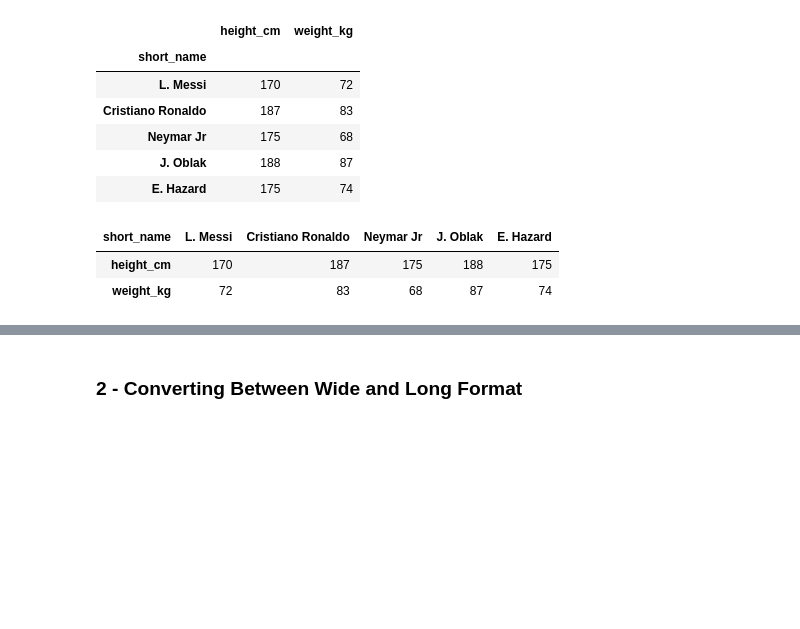
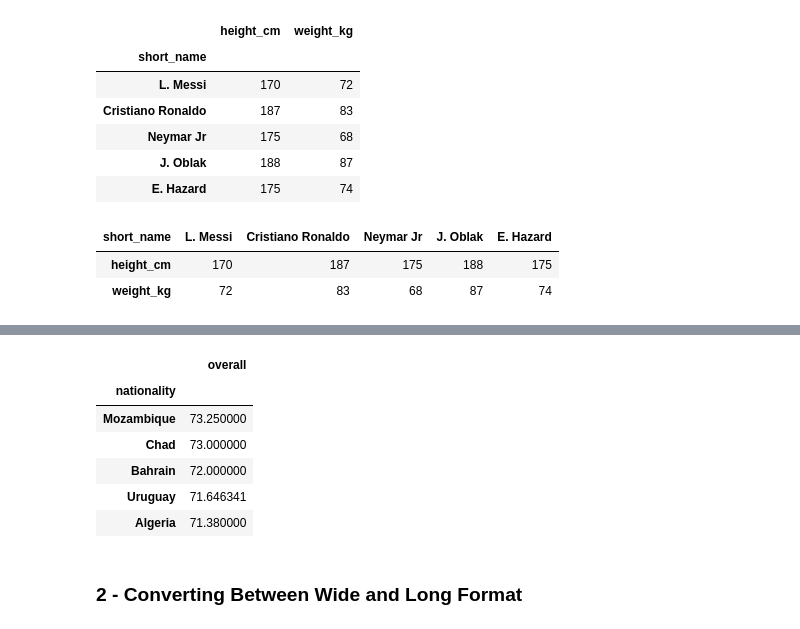
Before and after one commit to UvoChrollo/Pythonista, a Jupyter notebook: Notebook/Data Manipulation/Reshaping Data with Pandas.ipynb, the cells around one changed output, grey strips where cells are left out. Cells and saved outputs as stored; diff of their text form; code cells hidden in the pictures; blank space fills up the shorter version.

```diff
--- a/Notebook/Data Manipulation/Reshaping Data with Pandas.ipynb
+++ b/Notebook/Data Manipulation/Reshaping Data with Pandas.ipynb
@@ -32,8 +32,8 @@ fifa_players.head()
 | 4 | E. Hazard | Eden Hazard | 28 | 1991-01-07 | 175 | 74 | Belgium | Real Madrid | 91 | ... |
 5 rows × 102 columns
 # %%
-fifa_players.set_index('short_name',inplace=True)
-fifa_players.head()
+fifa_name_index = fifa_players.set_index('short_name')
+fifa_name_index.head()
 # %% [output]
 |  | long_name | age | dob | height_cm | weight_kg | nationality | club | overall | potential | ... |
 | short_name |  |  |  |  |  |  |  |  |  | ... |
@@ -62,0 +65,6 @@ fifa_transpose
+# %%
+fifa_players.drop(
+    fifa_players.columns[-26:],axis=1,inplace=True
+)
+fifa_players[['team_jersey_number','nation_jersey_number']] = fifa_players[['team_jersey_number','nation_jersey_number']].fillna(0).astype('int')
+fifa_players.head()
@@ -63,3 +78,14 @@ fifa_transpose
+# %%
+nat = fifa_players.groupby('nationality')[['overall']].mean()
+nat.sort_values('overall',ascending=False).head()
+# %% [output]
+|  | overall |
+| nationality |  |
+| Mozambique | 73.250000 |
+| Chad | 73.000000 |
+| Bahrain | 72.000000 |
+| Uruguay | 71.646341 |
+| Algeria | 71.380000 |
 # %% [markdown]
 ### 2 - Converting Between Wide and Long Format
 # %% [markdown]
```
Also changed, not shown: parts of 5 cells of this notebook.
